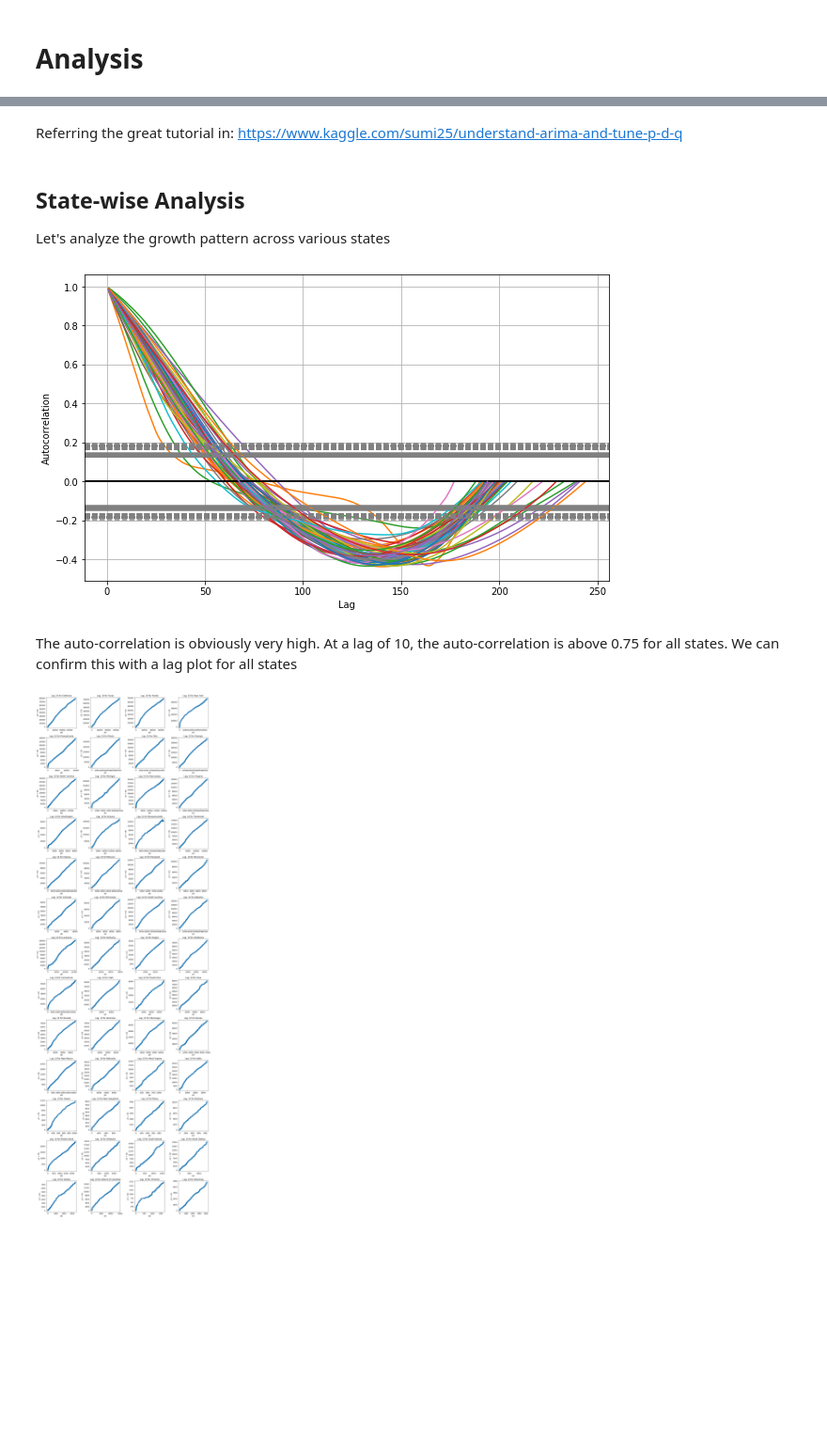
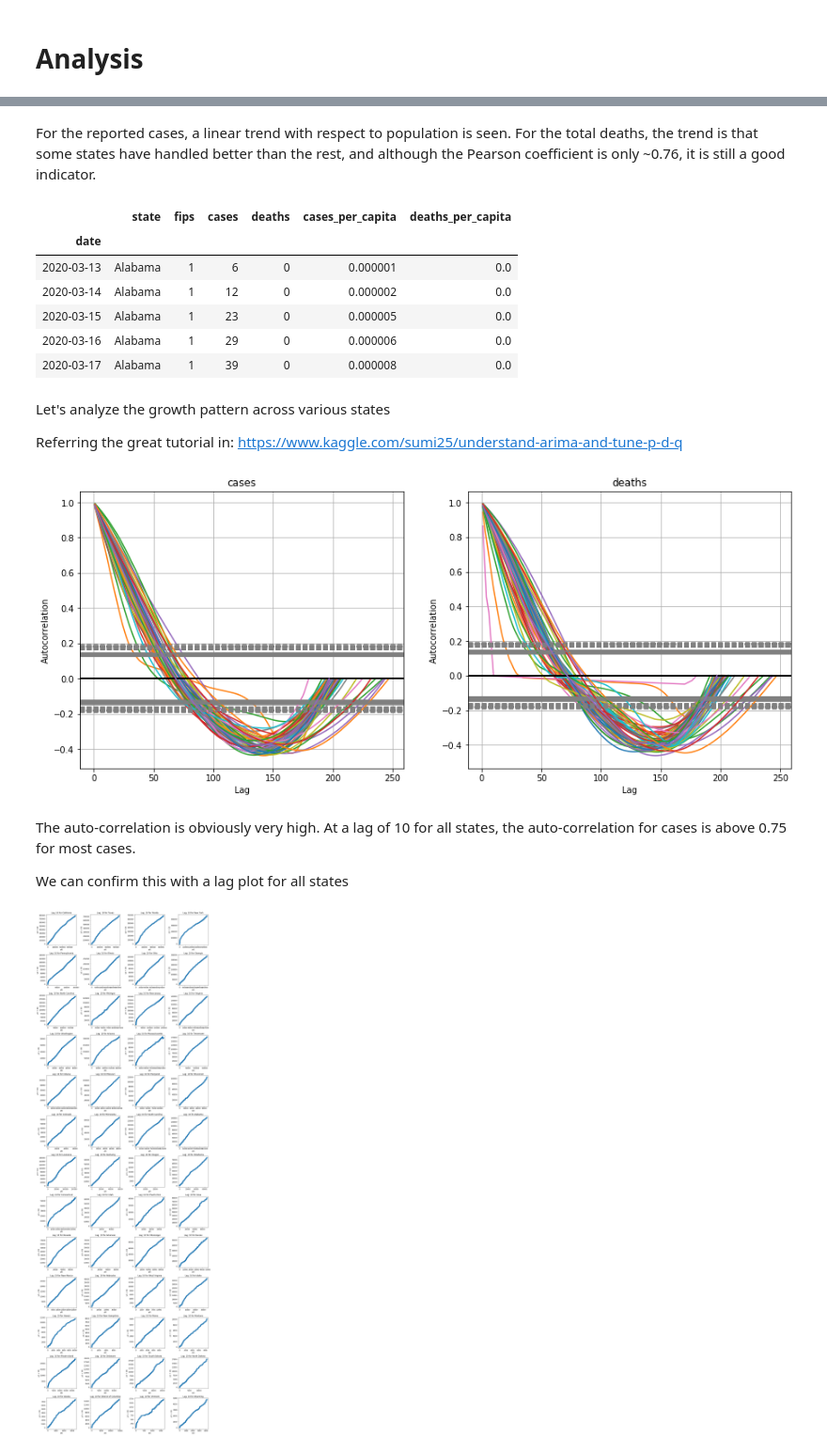
Before and after one commit to kmair/covid-usa, a Jupyter notebook: EDA.ipynb, the cells around one changed output, grey strips where cells are left out. Shown at 94% size. Drawn from its saved outputs; the diff is of its cells as text; code cells hidden in the pictures; blank space fills up the shorter version.

Commit message:
Additional analysis

```diff
--- a/EDA.ipynb
+++ b/EDA.ipynb
@@ -196,0 +180,28 @@ KeyError: "None of ['date'] are in the columns"
+# %%
+import scipy.stats
+
+total_pop = []
+total_cases = []
+total_deaths = []
+
+for s in data.state.unique():
+    sub = data[data.state==s].iloc[-1]
+    total_pop.append(sub.Recent_population)
+    total_cases.append(sub.cases)
+    total_deaths.append(sub.deaths)
+
+fig = plt.figure(figsize=(10,4))
+ax1 = fig.add_subplot(1,2,1)
+ax1.plot(total_pop, total_cases, 'r.', label='Cases')
+ax1.set_title('State-wise plot of total cases vs population')
+ax2 = fig.add_subplot(1,2,2)
+ax2.set_title('State-wise plot of total deaths vs population')
+ax2.plot(total_pop, total_deaths, 'grey', ls='', marker='.', label='Deaths')
+ax2.legend()
+fig.tight_layout()
+
+pearson_cases, _ = scipy.stats.pearsonr(total_pop, total_cases)
+pearson_deaths, _ = scipy.stats.pearsonr(total_pop, total_deaths)
+
+print(f'Pearson coefficient for cases:{pearson_cases:0.3f}')
+print(f'Pearson coefficient for deaths:{pearson_deaths:0.3f}')
@@ -197,29 +212,46 @@ KeyError: "None of ['date'] are in the columns"
+# %% [markdown]
+For the reported cases, a linear trend with respect to population is seen. For the total deaths, the trend is that some states have handled better than the rest, and although the Pearson coefficient is only ~0.76, it is still a good indicator.
+# %%
+## Add later if needed
+
+data['cases_per_capita'] = data.cases / data.Recent_population
+data['deaths_per_capita'] = data.deaths / data.Recent_population
+
+data = data.set_index('date')
+
+data.head()
+# %% [output]
+|  | state | fips | cases | deaths | cases_per_capita | deaths_per_capita |
+| date |  |  |  |  |  |  |
+| 2020-03-13 | Alabama | 1 | 6 | 0 | 0.000001 | 0.0 |
+| 2020-03-14 | Alabama | 1 | 12 | 0 | 0.000002 | 0.0 |
+| 2020-03-15 | Alabama | 1 | 23 | 0 | 0.000005 | 0.0 |
+| 2020-03-16 | Alabama | 1 | 29 | 0 | 0.000006 | 0.0 |
+| 2020-03-17 | Alabama | 1 | 39 | 0 | 0.000008 | 0.0 |
 # %% [markdown]
+Let's analyze the growth pattern across various states
+
 Referring the great tutorial in: https://www.kaggle.com/sumi25/understand-arima-and-tune-p-d-q
-# %% [markdown]
- ## State-wise Analysis
-
- Let's analyze the growth pattern across various states
 # %%
 import matplotlib.pyplot as plt
 from pandas.plotting import autocorrelation_plot
 from pandas.plotting import lag_plot
 # %%
-fig, axes = plt.subplots(1,1, figsize=(10,6))
+fig, axes = plt.subplots(1,2, figsize=(15,6))
 
-colname = 'cases'
+colname = ['cases', 'deaths']
 
-for i, s in enumerate(df.state.unique()):
-    subset = df[df.state == s][colname]
-    autocorrelation_plot(subset, ax=axes)
-
-# for i, s in enumerate(data.state.unique()):
-#     subset = data[data.state == s][colname]
-#     autocorrelation_plot(subset, ax=axes)
+for c, col in enumerate(colname):
+    for i, s in enumerate(df.state.unique()):
+        subset = df[df.state == s][col]
+        autocorrelation_plot(subset, ax=axes[c])
+        axes[c].set_title(col)
 # %% [output]
-[figure, old version]
+[figure, new version]
 # %% [markdown]
-The auto-correlation is obviously very high. At a lag of 10, the auto-correlation is above 0.75 for all states. We can confirm this with a lag plot for all states
+The auto-correlation is obviously very high. At a lag of 10 for all states, the auto-correlation for cases is above 0.75 for most cases.
+
+We can confirm this with a lag plot for all states
 # %%
 def plot_fn(colname, plot_type, **kwargs):
     # 13 rows and 4 cols
```
Also changed, not shown: parts of 36 cells of this notebook.
